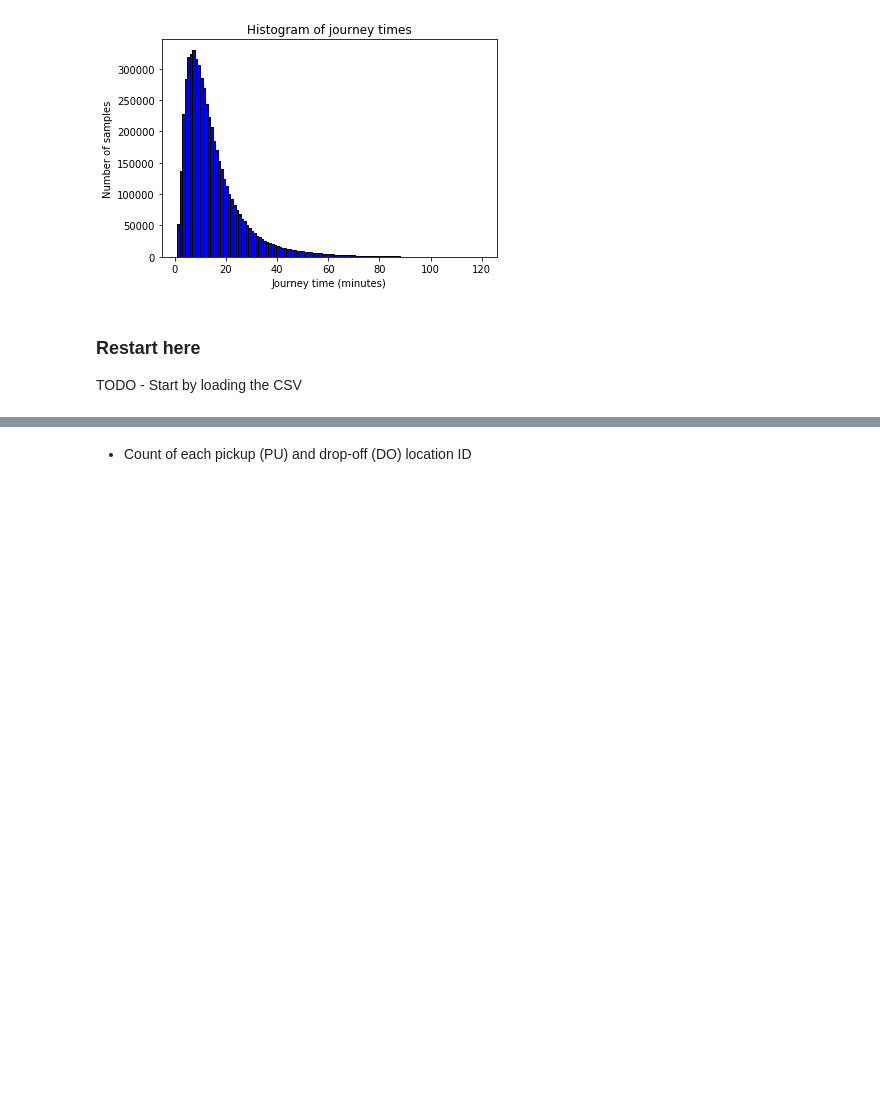
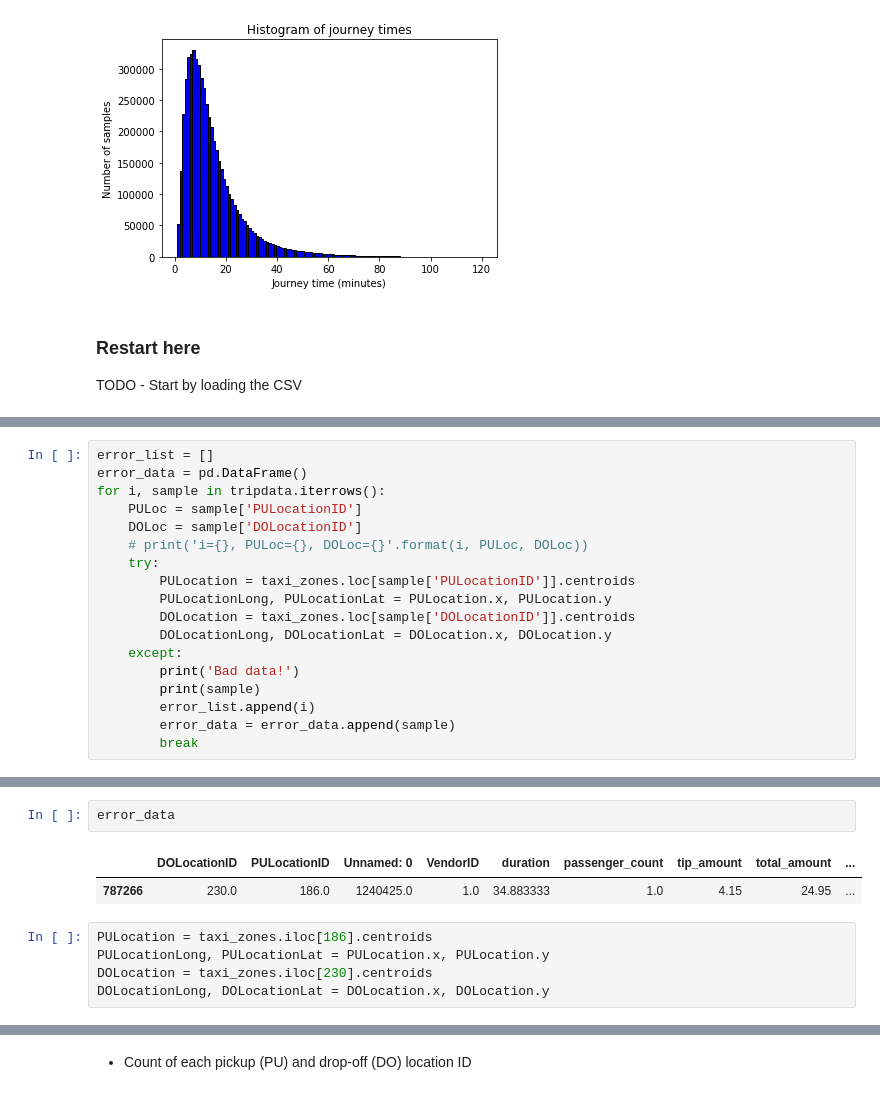
Before and after one commit to markstrefford/1.-Learning-Python-AI-by-Example, a Jupyter notebook: 3. Predicting Taxi Ride Duration/Source/notebooks/explore_yellow_tripdata.ipynb, the cells around one changed output, grey strips where cells are left out. Drawn from its saved outputs; the diff is of its cells as text; blank space fills up the shorter version.

```diff
--- a/3. Predicting Taxi Ride Duration/Source/notebooks/explore_yellow_tripdata.ipynb
+++ b/3. Predicting Taxi Ride Duration/Source/notebooks/explore_yellow_tripdata.ipynb
@@ -139,0 +140,18 @@ TODO - Start by loading the CSV
+# %%
+error_list = []
+error_data = pd.DataFrame()
+for i, sample in tripdata.iterrows():
+    PULoc = sample['PULocationID']
+    DOLoc = sample['DOLocationID']
+    # print('i={}, PULoc={}, DOLoc={}'.format(i, PULoc, DOLoc))
+    try:
+        PULocation = taxi_zones.loc[sample['PULocationID']].centroids
+        PULocationLong, PULocationLat = PULocation.x, PULocation.y
+        DOLocation = taxi_zones.loc[sample['DOLocationID']].centroids
+        DOLocationLong, DOLocationLat = DOLocation.x, DOLocation.y
+    except:
+        print('Bad data!')
+        print(sample)
+        error_list.append(i)
+        error_data = error_data.append(sample)
+        break
@@ -139,0 +172,10 @@ TODO - Start by loading the CSV
+# %%
+error_data
+# %% [output]
+|  | DOLocationID | PULocationID | Unnamed: 0 | VendorID | duration | passenger_count | tip_amount | total_amount | ... |
+| 787266 | 230.0 | 186.0 | 1240425.0 | 1.0 | 34.883333 | 1.0 | 4.15 | 24.95 | ... |
+# %%
+PULocation = taxi_zones.iloc[186].centroids
+PULocationLong, PULocationLat = PULocation.x, PULocation.y
+DOLocation = taxi_zones.iloc[230].centroids
+DOLocationLong, DOLocationLat = DOLocation.x, DOLocation.y
```
Also changed, not shown: parts of 5 cells of this notebook, 6 other files.
